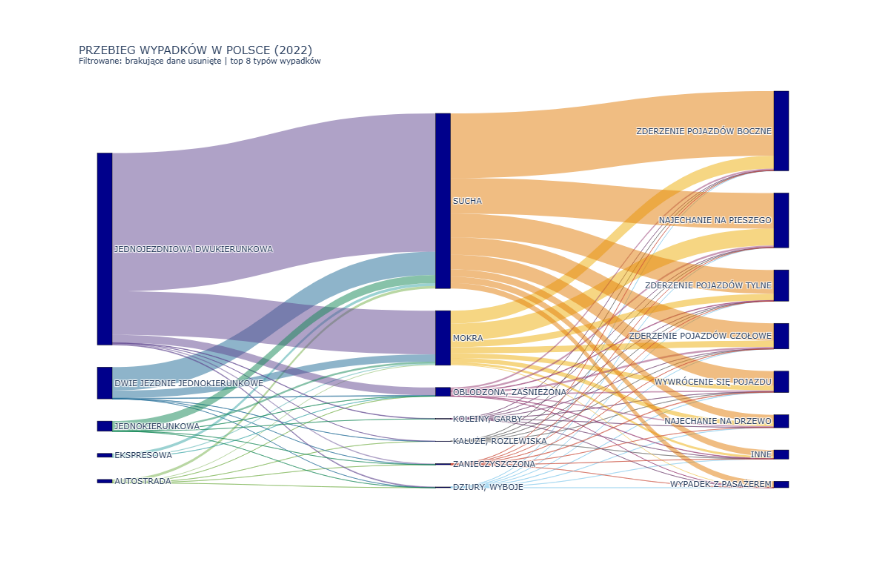
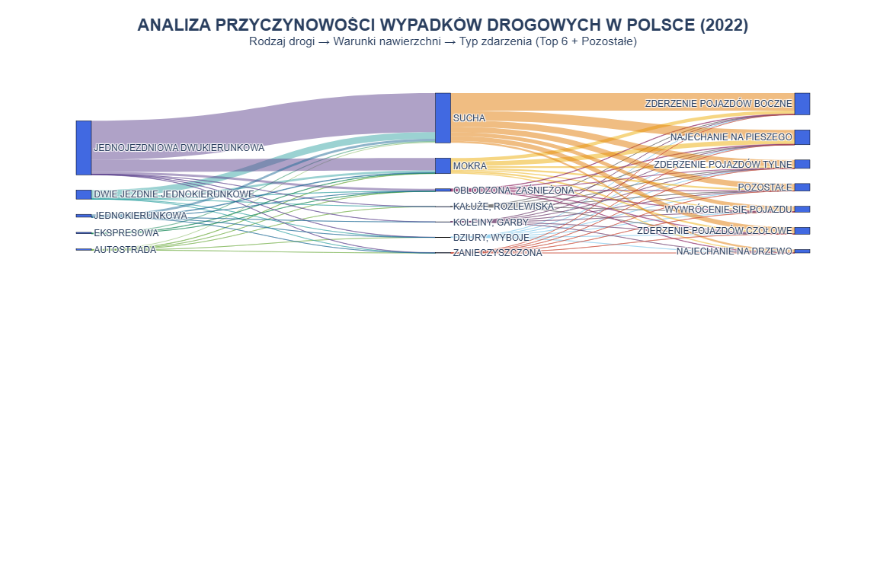
Before and after one commit to JankData/car-accidents-visualizations, a Jupyter notebook: notebooks/wypadki2.ipynb, the cells around one changed output. Drawn from its saved outputs; the diff is of its cells as text; code cells hidden in the pictures; blank space fills up the shorter version.

Commit message:
Fixed sankey chart

```diff
--- a/notebooks/wypadki2.ipynb
+++ b/notebooks/wypadki2.ipynb
@@ -49,0 +11,4 @@ df_2022.head()
+# %%
+# Grupowanie: Top 6 + POZOSTAŁE
+top_6 = df_2022['incident_type'].value_counts().nlargest(6).index
+df_2022['incident_type'] = df_2022['incident_type'].apply(lambda x: x if x in top_6 else 'POZOSTAŁE')
@@ -58,9 +26,6 @@ color_map = {cat: palette[i % len(palette)] for i, cat in enumerate(list(unique_
 # %%
 # Przygotowanie struktury Sankey
-nodes = []
-for col in cols:
-    nodes.extend(df_2022[col].unique().tolist())
-nodes = list(dict.fromkeys(nodes))
+nodes = list(df_2022['n1'].unique()) + list(df_2022['n2'].unique()) + list(df_2022['n3'].unique())
 mapping = {name: i for i, name in enumerate(nodes)}
 
 sources, targets, values, link_colors = [], [], [], []
@@ -76,37 +40,44 @@ for _, row in res1.iterrows():
     link_colors.append(c.replace('rgb', 'rgba').replace(')', ', 0.5)'))
 # %%
-# surface_condition -> incident_type
-res2 = df_2022.groupby(['surface_condition', 'incident_type']).size().reset_index(name='count')
+# Surface -> Incident
+res2 = df_2022.groupby(['n2', 'n3']).size().reset_index(name='count')
 for _, row in res2.iterrows():
-    sources.append(mapping[row['surface_condition']])
-    targets.append(mapping[row['incident_type']])
+    sources.append(mapping[row['n2']])
+    targets.append(mapping[row['n3']])
     values.append(row['count'])
-    # Kolor linku dziedziczony po surface_condition
-    c = color_map[row['surface_condition']]
+    c = color_map[row['n2']]
     link_colors.append(c.replace('rgb', 'rgba').replace(')', ', 0.5)'))
 # %%
-# Wykres
+# Renderowanie
 fig = go.Figure(go.Sankey(
-    arrangement = "perpendicular",
+    arrangement = "snap",
     node = dict(
-        pad = 30, thickness = 20,
+        pad = 20, thickness = 20,
         line = dict(color = "black", width = 0.5),
-        label = [n.upper() for n in nodes],
-        color = "darkblue"
+        label = [n.strip().upper() for n in nodes],
+        color = "royalblue"
     ),
-    link = dict(
-        source = sources, target = targets,
-        value = values, color = link_colors
-    )
+    link = dict(source = sources, target = targets, value = values, color = link_colors)
 ))
 
+# Layout
 fig.update_layout(
-    title_text="PRZEBIEG WYPADKÓW W POLSCE (2022)<br><sup>Filtrowane: brakujące dane usunięte | top 8 typów wypadków</sup>",
-    font=dict(size=11),
-    width=1100, height=700
+    title={
+        'text': "<b>ANALIZA PRZYCZYNOWOŚCI WYPADKÓW DROGOWYCH W POLSCE (2022)</b><br><sup>Rodzaj drogi → Warunki nawierzchni → Typ zdarzenia (Top 6 + Pozostałe)</sup>",
+        'y': 0.95,
+        'x': 0.5,
+        'xanchor': 'center',
+        'yanchor': 'top',
+        'font': {'size': 22}
+    },
+    font=dict(size=12, family="Arial"),
+    autosize=True,
+    margin=dict(l=50, r=50, t=100, b=50),
+    paper_bgcolor="white"
 )
 
-fig.write_html("analiza_wypadkow_2022.html")
+fig.write_html("analiza_wypadkow_2022.html", include_plotlyjs='cdn')
+
 fig.show()
 # %% [output]
-[figure, old version]
+[figure, new version]
```
Also changed, not shown: parts of 6 cells of this notebook.
